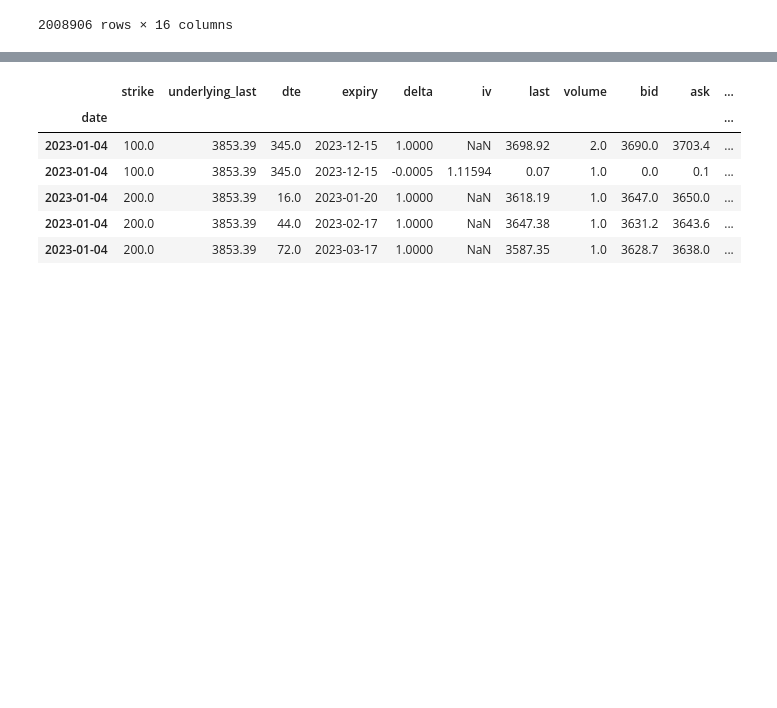
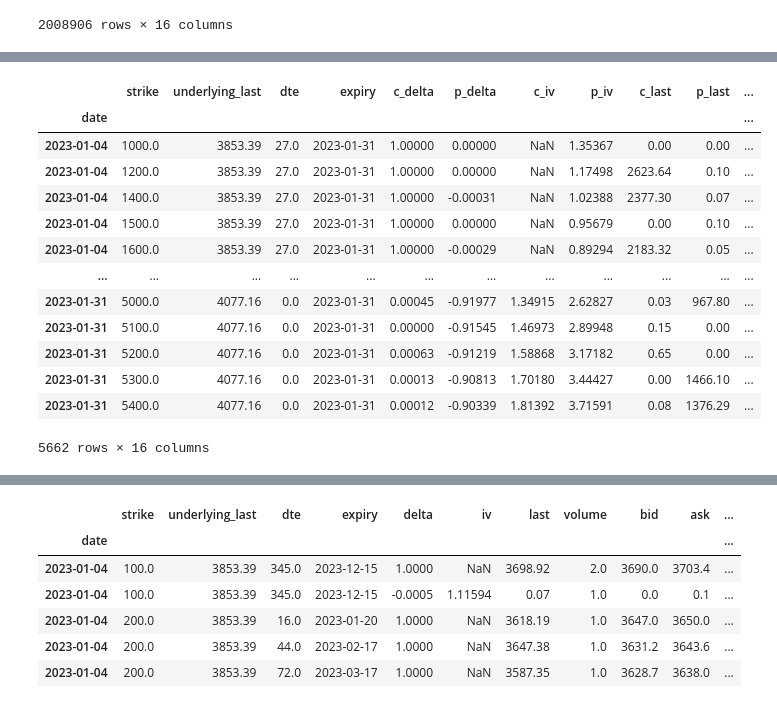
Before and after one commit to anthonymakarewicz/volatility-trading, a Jupyter notebook: skew_trading.ipynb, the cells around one changed output, grey strips where cells are left out. Drawn from its saved outputs; the diff is of its cells as text; code cells hidden in the pictures; blank space fills up the shorter version.

```diff
--- a/skew_trading.ipynb
+++ b/skew_trading.ipynb
@@ -68,0 +78,20 @@ options
+# %%
+expiry = "2023-01-31"
+
+eom_options = options[options["expiry"] == expiry].copy()
+eom_options
+# %% [output]
+|  | strike | underlying_last | dte | expiry | c_delta | p_delta | c_iv | p_iv | c_last | p_last | ... |
+| date |  |  |  |  |  |  |  |  |  |  | ... |
+| 2023-01-04 | 1000.0 | 3853.39 | 27.0 | 2023-01-31 | 1.00000 | 0.00000 | NaN | 1.35367 | 0.00 | 0.00 | ... |
+| 2023-01-04 | 1200.0 | 3853.39 | 27.0 | 2023-01-31 | 1.00000 | 0.00000 | NaN | 1.17498 | 2623.64 | 0.10 | ... |
+| 2023-01-04 | 1400.0 | 3853.39 | 27.0 | 2023-01-31 | 1.00000 | -0.00031 | NaN | 1.02388 | 2377.30 | 0.07 | ... |
+| 2023-01-04 | 1500.0 | 3853.39 | 27.0 | 2023-01-31 | 1.00000 | 0.00000 | NaN | 0.95679 | 0.00 | 0.10 | ... |
+| 2023-01-04 | 1600.0 | 3853.39 | 27.0 | 2023-01-31 | 1.00000 | -0.00029 | NaN | 0.89294 | 2183.32 | 0.05 | ... |
+| ... | ... | ... | ... | ... | ... | ... | ... | ... | ... | ... | ... |
+| 2023-01-31 | 5000.0 | 4077.16 | 0.0 | 2023-01-31 | 0.00045 | -0.91977 | 1.34915 | 2.62827 | 0.03 | 967.80 | ... |
+| 2023-01-31 | 5100.0 | 4077.16 | 0.0 | 2023-01-31 | 0.00000 | -0.91545 | 1.46973 | 2.89948 | 0.15 | 0.00 | ... |
+| 2023-01-31 | 5200.0 | 4077.16 | 0.0 | 2023-01-31 | 0.00063 | -0.91219 | 1.58868 | 3.17182 | 0.65 | 0.00 | ... |
+| 2023-01-31 | 5300.0 | 4077.16 | 0.0 | 2023-01-31 | 0.00013 | -0.90813 | 1.70180 | 3.44427 | 0.00 | 1466.10 | ... |
+| 2023-01-31 | 5400.0 | 4077.16 | 0.0 | 2023-01-31 | 0.00012 | -0.90339 | 1.81392 | 3.71591 | 0.08 | 1376.29 | ... |
+5662 rows × 16 columns
```
Also changed, not shown: parts of 30 cells of this notebook, 2 other files.
